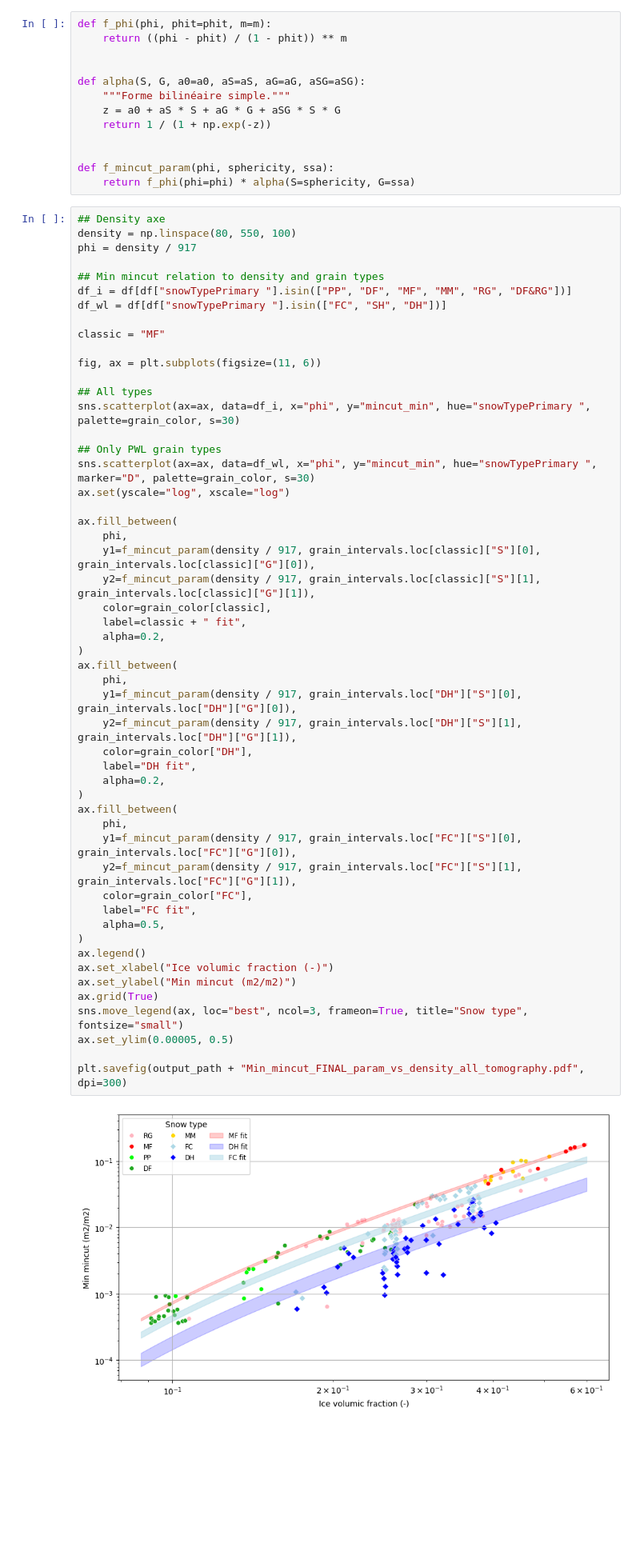
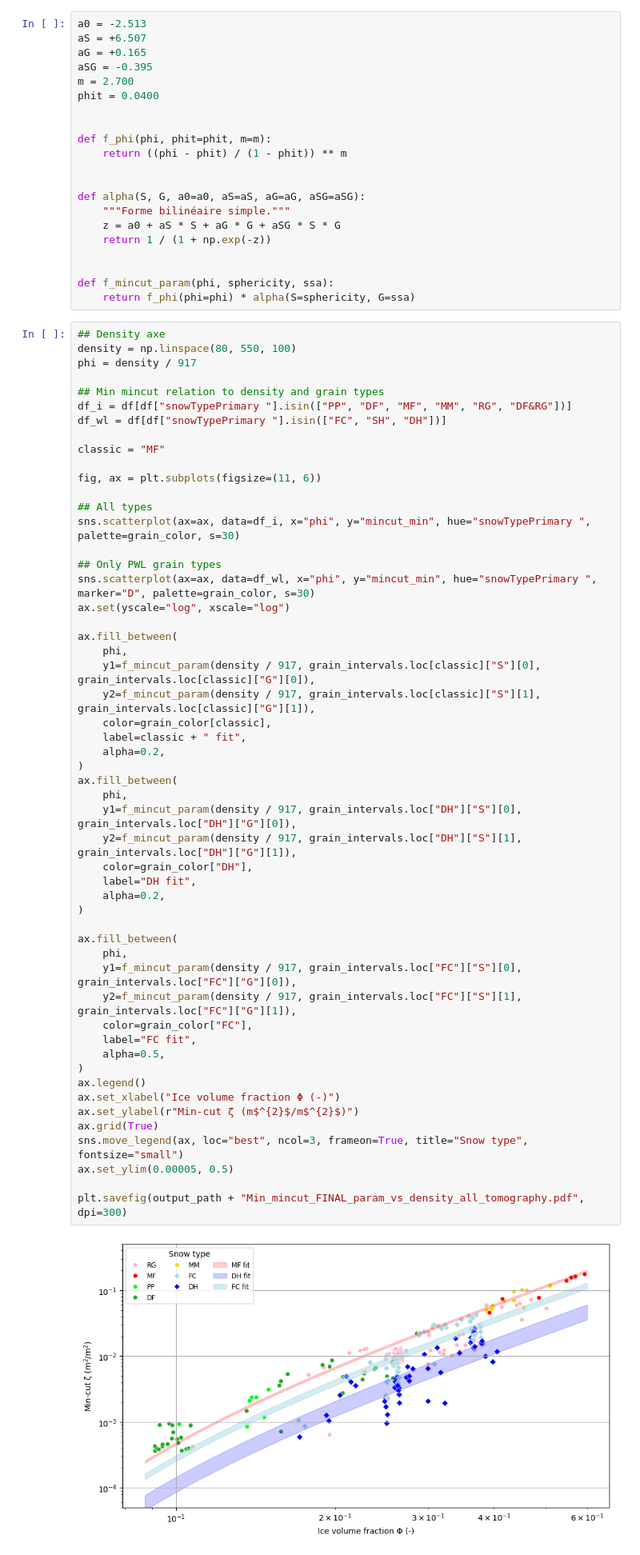
Before and after one commit to meteodmonteir/Article_Wf_param_2026, a Jupyter notebook: Analysis/Notebook_Wf_param_ac_evaluation_Monteiro.ipynb, the cells around one changed output. Shown at 80% size. Saved outputs shown, nothing was run; the diff lists cells and outputs as text; blank space fills up the shorter version.

```diff
--- a/Analysis/Notebook_Wf_param_ac_evaluation_Monteiro.ipynb
+++ b/Analysis/Notebook_Wf_param_ac_evaluation_Monteiro.ipynb
@@ -184,6 +162,14 @@ phit   = 0.04
 # %% [markdown]
 ### Final parameterization
 # %%
+a0 = -2.513
+aS = +6.507
+aG = +0.165
+aSG = -0.395
+m = 2.700
+phit = 0.0400
+
+
 def f_phi(phi, phit=phit, m=m):
     return ((phi - phit) / (1 - phit)) ** m
 
@@ -220,36 +206,37 @@ ax.fill_between(
     phi,
     y1=f_mincut_param(density / 917, grain_intervals.loc[classic]["S"][0], grain_intervals.loc[classic]["G"][0]),
     y2=f_mincut_param(density / 917, grain_intervals.loc[classic]["S"][1], grain_intervals.loc[classic]["G"][1]),
     color=grain_color[classic],
     label=classic + " fit",
     alpha=0.2,
 )
 ax.fill_between(
     phi,
     y1=f_mincut_param(density / 917, grain_intervals.loc["DH"]["S"][0], grain_intervals.loc["DH"]["G"][0]),
     y2=f_mincut_param(density / 917, grain_intervals.loc["DH"]["S"][1], grain_intervals.loc["DH"]["G"][1]),
     color=grain_color["DH"],
     label="DH fit",
     alpha=0.2,
 )
+
 ax.fill_between(
     phi,
     y1=f_mincut_param(density / 917, grain_intervals.loc["FC"]["S"][0], grain_intervals.loc["FC"]["G"][0]),
     y2=f_mincut_param(density / 917, grain_intervals.loc["FC"]["S"][1], grain_intervals.loc["FC"]["G"][1]),
     color=grain_color["FC"],
     label="FC fit",
     alpha=0.5,
 )
 ax.legend()
-ax.set_xlabel("Ice volumic fraction (-)")
-ax.set_ylabel("Min mincut (m2/m2)")
+ax.set_xlabel("Ice volume fraction Φ (-)")
+ax.set_ylabel(r"Min-cut ζ (m$^{2}$/m$^{2}$)")
 ax.grid(True)
 sns.move_legend(ax, loc="best", ncol=3, frameon=True, title="Snow type", fontsize="small")
 ax.set_ylim(0.00005, 0.5)
 
 plt.savefig(output_path + "Min_mincut_FINAL_param_vs_density_all_tomography.pdf", dpi=300)
 # %% [output]
-[figure, old version]
+[figure, new version]
 # %% [markdown]
 # Comparison with PST (Richter et al., 2019) - WFJ AND WAN7 : Results 2 and 3
 # %%
```
Also changed, not shown: parts of 42 cells of this notebook.
